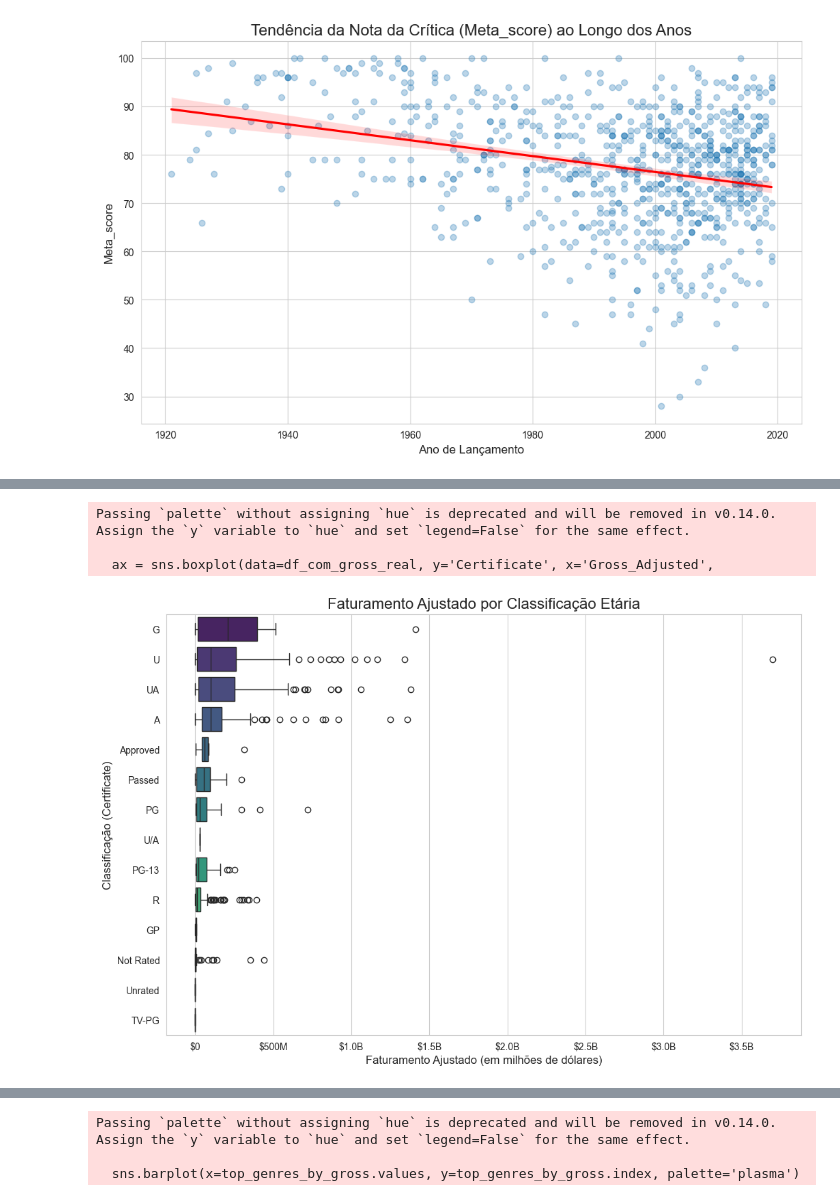
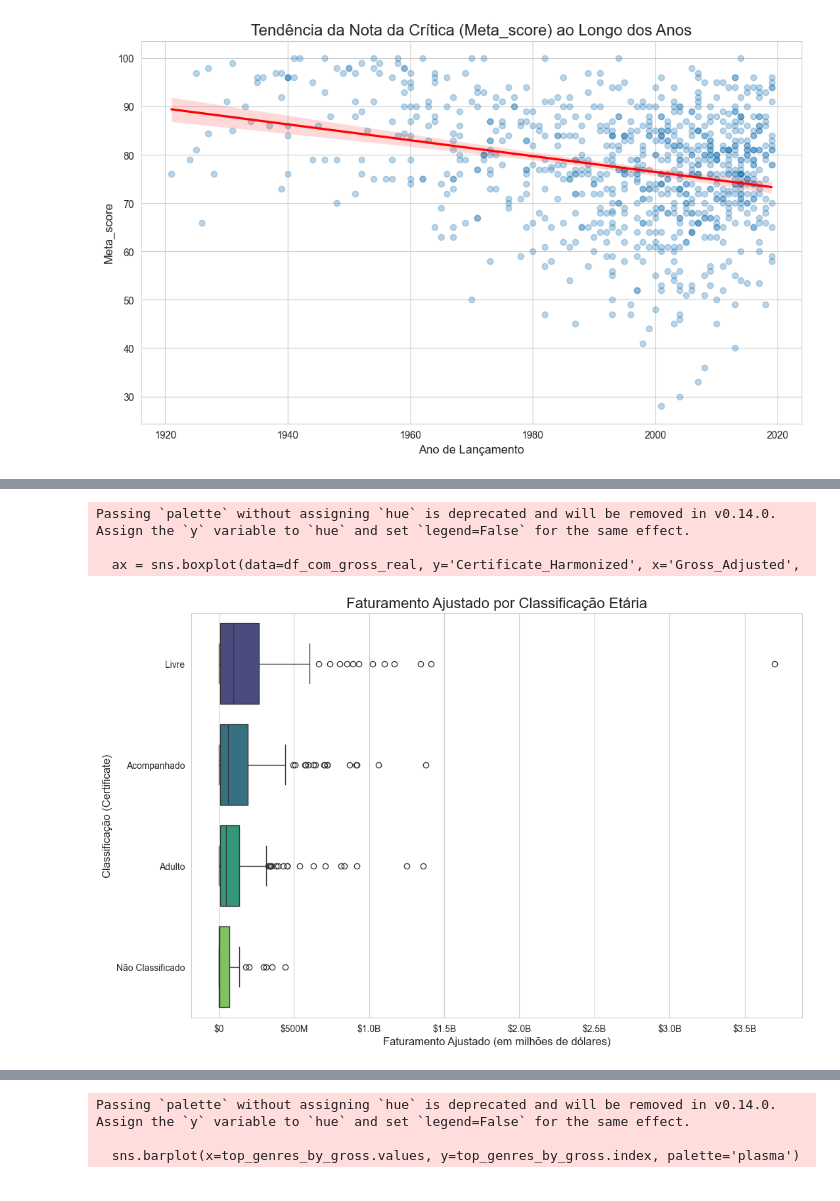
Before and after one commit to jrsm-hub/desafio-indicium-lighthouse, a Jupyter notebook: analise_filmes.ipynb, the cells around one changed output, grey strips where cells are left out. Saved outputs shown, nothing was run; the diff lists cells and outputs as text; code cells hidden in the pictures.

```diff
--- a/analise_filmes.ipynb
+++ b/analise_filmes.ipynb
@@ -363,20 +383,20 @@ Passing `palette` without assigning `hue` is deprecated and will be removed in v
 # %%
 # Usando df_com_gross_real para análise financeira
 # Ordena as categorias pela mediana do faturamento ajustado
-order = df_com_gross_real.groupby('Certificate')['Gross_Adjusted'].median().sort_values(ascending=False).index
+order = df_com_gross_real.groupby('Certificate_Harmonized')['Gross_Adjusted'].median().sort_values(ascending=False).index
 
 plt.figure(figsize=(12, 8))
-ax = sns.boxplot(data=df_com_gross_real, y='Certificate', x='Gross_Adjusted',
+ax = sns.boxplot(data=df_com_gross_real, y='Certificate_Harmonized', x='Gross_Adjusted',
                  order=order, palette='viridis')
 
 ax.xaxis.set_major_formatter(FuncFormatter(formatador_dinamico))
 
 ax.set_title('Faturamento Ajustado por Classificação Etária', fontsize=16)
 ax.set_xlabel('Faturamento Ajustado (em milhões de dólares)', fontsize=12)
 ax.set_ylabel('Classificação (Certificate)', fontsize=12)
 plt.show()
 # %% [output]
 Passing `palette` without assigning `hue` is deprecated and will be removed in v0.14.0. Assign the `y` variable to `hue` and set `legend=False` for the same effect.
 
-  ax = sns.boxplot(data=df_com_gross_real, y='Certificate', x='Gross_Adjusted',
+  ax = sns.boxplot(data=df_com_gross_real, y='Certificate_Harmonized', x='Gross_Adjusted',
-[figure, old version]
+[figure, new version]
```
Also changed, not shown: parts of 57 cells of this notebook.
